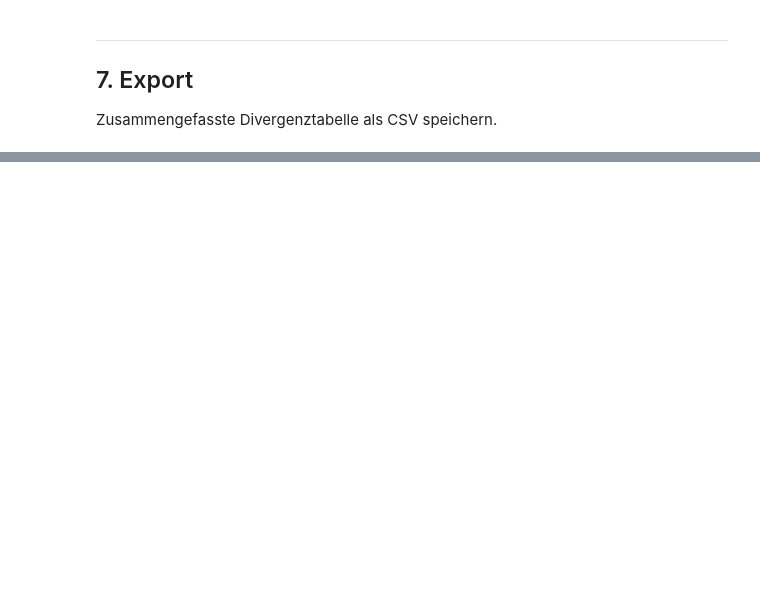
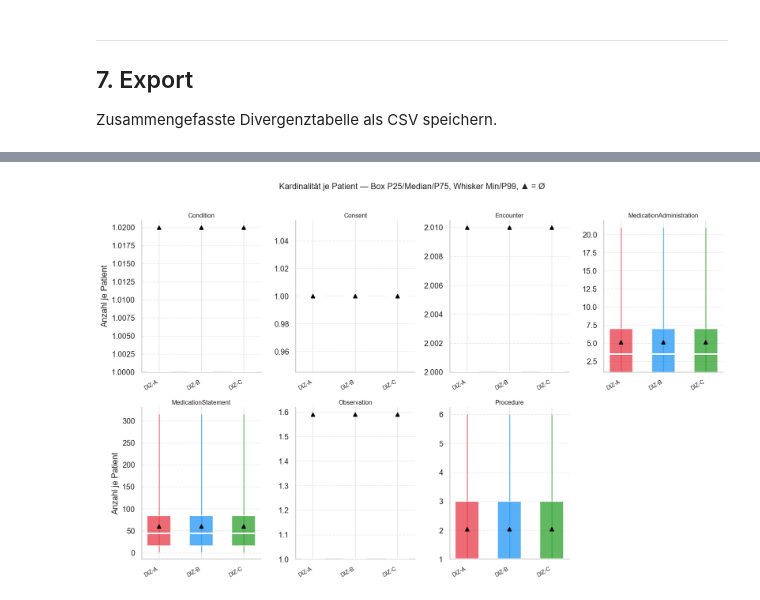
Before and after one commit to carly15/FHIRScan, a Jupyter notebook: diz_comparison.ipynb, the cells around one changed output, grey strips where cells are left out. Cells and saved outputs as stored; diff of their text form; code cells hidden in the pictures; blank space fills up the shorter version.

```diff
--- a/diz_comparison.ipynb
+++ b/diz_comparison.ipynb
@@ -574,0 +845,52 @@ for p in exported:
+# %%
+# ── 9. Kardinalitäts-Boxplots (per_patient, aus Perzentil-Daten) ──────────
+if not df_card.empty and {"median", "p25", "p75", "min", "p99"}.issubset(df_card.columns):
+    sub = df_card[
+        (df_card["anchor_type"] == "per_patient") &
+        (df_card["coverage_rate"] > 0)
+    ].copy()
+
+    resource_types = sorted(sub["resource_type"].unique())
+    ncols = min(4, len(resource_types))
+    nrows = (len(resource_types) + ncols - 1) // ncols
+
+    fig, axes = plt.subplots(nrows, ncols,
+                             figsize=(ncols * 3.2, nrows * 4),
+                             squeeze=False)
+
+    for idx, rt in enumerate(resource_types):
+        ax = axes[idx // ncols][idx % ncols]
+        rt_data = sub[sub["resource_type"] == rt].reset_index(drop=True)
+
+        for i, row in rt_data.iterrows():
+            diz = row["diz"]
+            color = MPL_COLOR_MAP.get(diz, "steelblue")
+            p25, med, p75 = row["p25"], row["median"], row["p75"]
+            wlo, whi = row["min"], row["p99"]
+
+            ax.vlines(i, wlo, whi, color=color, linewidth=1.5, zorder=1, alpha=0.6)
+            ax.bar(i, p75 - p25, bottom=p25, width=0.55,
+                   color=color, alpha=0.75, zorder=2)
+            ax.hlines(med, i - 0.28, i + 0.28, color="white", linewidth=2.2, zorder=3)
+            if "mean" in row and not pd.isna(row["mean"]):
+                ax.plot(i, row["mean"], "^", color="black", ms=5, zorder=4)
+
+        ax.set_xticks(range(len(rt_data)))
+        ax.set_xticklabels(rt_data["diz"].tolist(), rotation=30, ha="right", size=8)
+        ax.set_title(rt, size=9, pad=4)
+        ax.set_ylabel("Anzahl je Patient" if idx % ncols == 0 else "")
+        ax.grid(axis="y", alpha=0.35, linestyle="--")
+        sns.despine(ax=ax)
+
+    # Leere Achsen ausblenden
+    for idx in range(len(resource_types), nrows * ncols):
+        axes[idx // ncols][idx % ncols].set_visible(False)
+
+    fig.suptitle("Kardinalität je Patient — Box P25/Median/P75, Whisker Min/P99, ▲ = Ø",
+                 size=12, y=1.01)
+    plt.tight_layout()
+    plt.show()
+else:
+    print("Kardinalitätsdaten fehlen oder unvollständig.")
+# %% [output]
+[figure, added]
```
Also changed, not shown: parts of 24 cells of this notebook.
